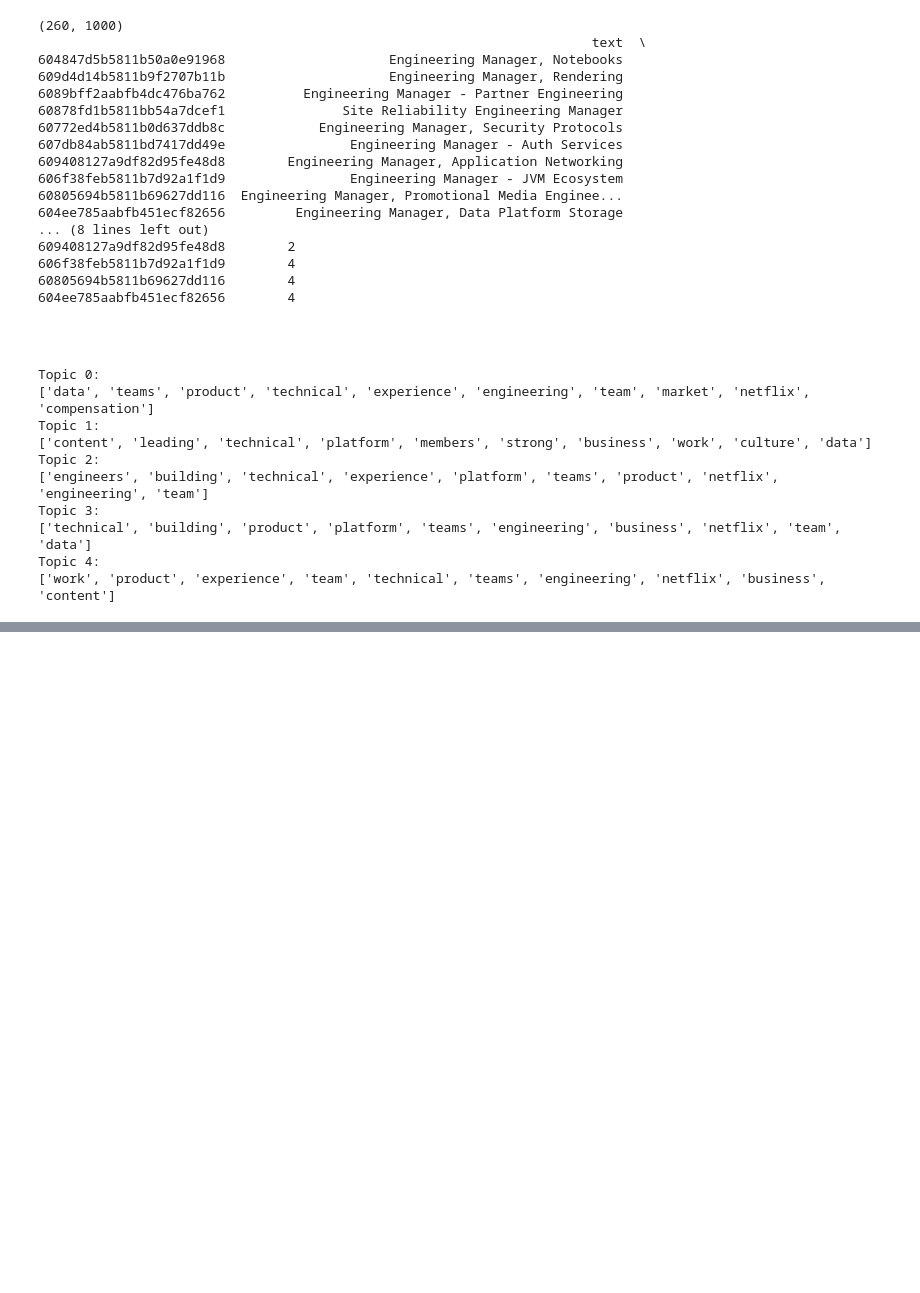
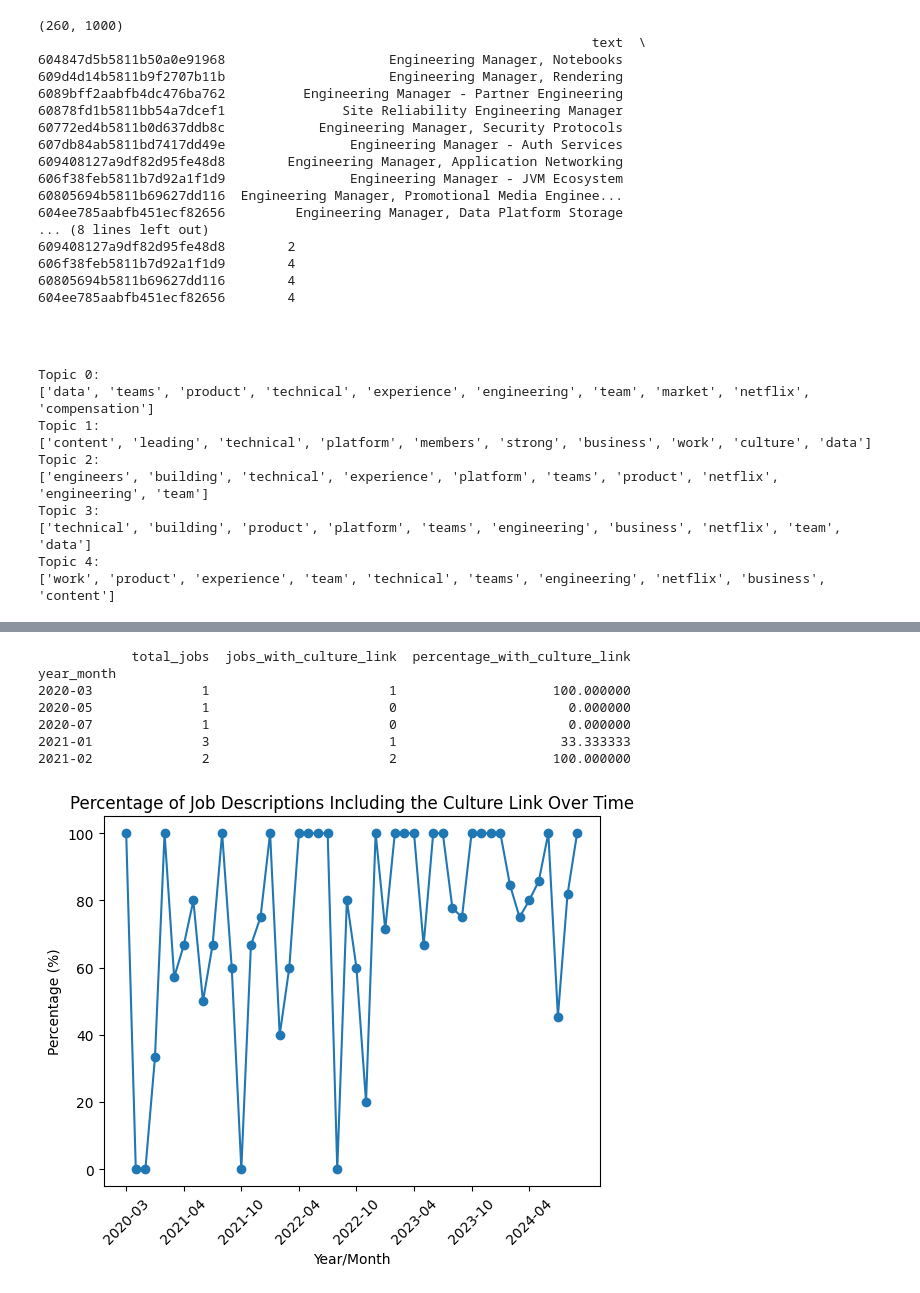
Before and after one commit to allcentury/netflix_culture_analysis, a Jupyter notebook: netflix_jobs.ipynb, the cells around one changed output, grey strips where cells are left out. Saved outputs shown, nothing was run; the diff lists cells and outputs as text; code cells hidden in the pictures; blank space fills up the shorter version.

```diff
--- a/netflix_jobs.ipynb
+++ b/netflix_jobs.ipynb
@@ -377,0 +427,14 @@ Topic 4:
+# %%
+def contains_culture_link(description):
+    if "jobs.netflix.com/culture" in description:
+        return True
+    return False
+
+df['includes_culture_link'] = df['description'].apply(contains_culture_link)
+
+# Sum will work here because True is treated as 1 and False as 0 in boolean columns
+culture_link_count = df['includes_culture_link'].sum()
+print(f"Number of job descriptions with culture link: {culture_link_count}")
+
+missing_links = df[df['includes_culture_link'] == False]
+missing_links.head(5)
@@ -377,0 +452,31 @@ Topic 4:
+# %%
+# Group by year/month and calculate total job descriptions and those including the culture link
+grouped = df.groupby('year_month').agg(
+    total_jobs=('cleaned_description', 'size'),  # Total number of jobs
+    jobs_with_culture_link=('includes_culture_link', 'sum')  # Number of jobs with culture link
+)
+
+# Calculate the percentage of job descriptions with the culture link
+grouped['percentage_with_culture_link'] = (grouped['jobs_with_culture_link'] / grouped['total_jobs']) * 100
+
+print(grouped[['total_jobs', 'jobs_with_culture_link', 'percentage_with_culture_link']].head())
+
+# Plot the trend over time
+# Convert the PeriodIndex to strings - why do i always have to do this?
+grouped.index = grouped.index.astype(str)
+
+plt.plot(grouped.index, grouped['percentage_with_culture_link'], marker='o')
+plt.title('Percentage of Job Descriptions Including the Culture Link Over Time')
+plt.xlabel('Year/Month')
+plt.ylabel('Percentage (%)')
+plt.xticks(grouped.index[::6], rotation=45)
+plt.show()
+# %% [output]
+            total_jobs  jobs_with_culture_link  percentage_with_culture_link
+year_month
+2020-03              1                       1                    100.000000
+2020-05              1                       0                      0.000000
+2020-07              1                       0                      0.000000
+2021-01              3                       1                     33.333333
+2021-02              2                       2                    100.000000
+[figure, added]
```
Also changed, not shown: parts of 7 cells of this notebook, 1 other file.
